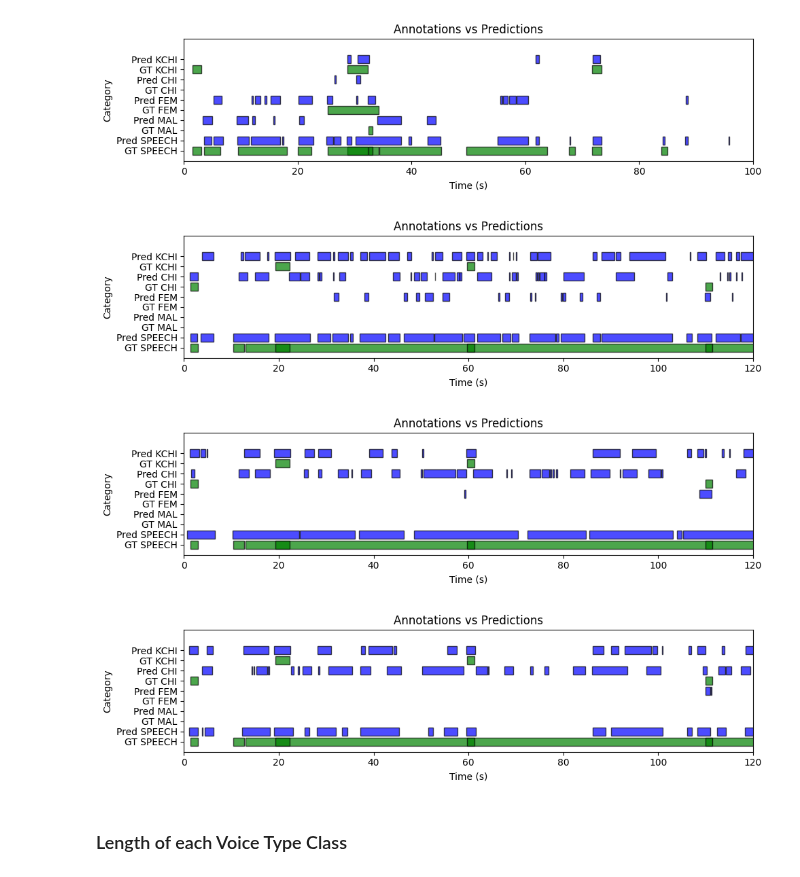
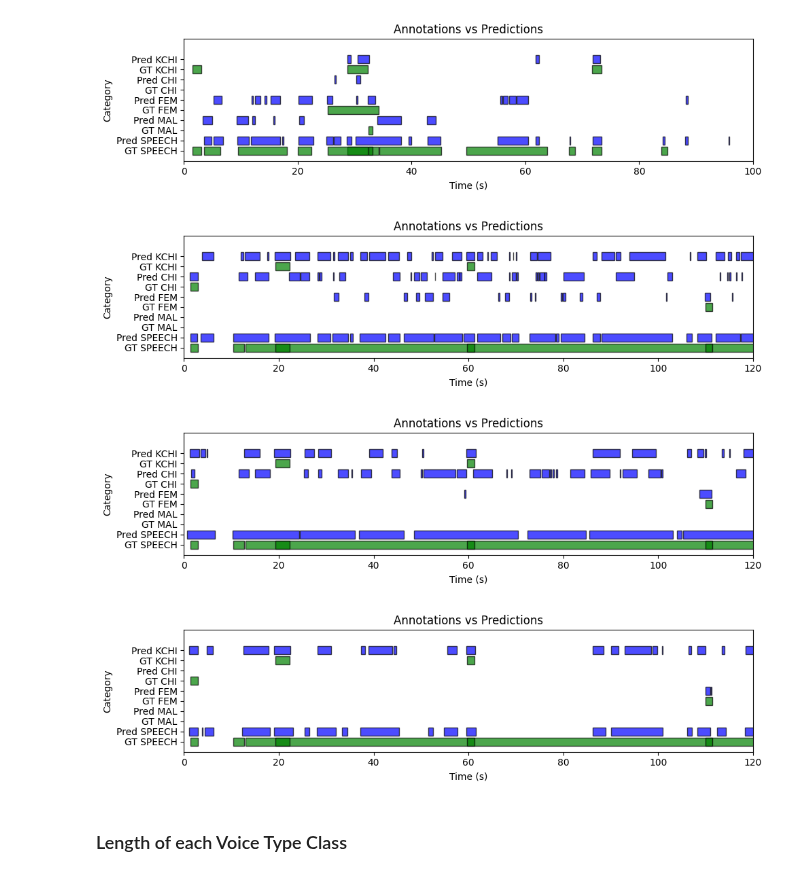
Before and after one commit to neleSuffo/naturalistic-social-analysis, a Jupyter notebook: notebooks/vtc_evaluation.ipynb, the cells around one changed output. Drawn from its saved outputs; the diff is of its cells as text; code cells hidden in the pictures.

```diff
--- a/notebooks/vtc_evaluation.ipynb
+++ b/notebooks/vtc_evaluation.ipynb
@@ -36,6 +36,8 @@ def plot_annotations_vs_predictions(audio_file_name: str, hypothesis_type: str,
         raise ValueError("Invalid hypothesis type. Choose from 'og', 'ft', or 'cl'.")
 
     hypothesis_df = pd.read_pickle(hypothesis_paths[hypothesis_type])
+    # Normalize labels
+    hypothesis_df['Voice_type'] = hypothesis_df['Voice_type'].str.upper()
 
     # Filter relevant audio file
     gt = gt_df[gt_df['audio_file_name'] == audio_file_name]
@@ -224,10 +226,7 @@ def compute_metrics(hypothesis_type: str) -> None:
         print(f"Warning: Error loading UEM file {uem_file_path}: {e}. UEM will be approximated.")
         all_video_uems = {}
 
-    if hypothesis_type == 'cl':
-        voice_types = ['KCHI', 'CHI', 'FEM', 'MAL', 'OVH', 'SPEECH']
-    else:
-        voice_types = ['KCHI', 'CHI', 'FEM', 'MAL', 'SPEECH']
+    voice_types = ['KCHI', 'CHI', 'FEM', 'MAL', 'SPEECH']
     metric_names = ['precision', 'recall', 'f1_score', 'error_rate']
 
     # More compact initialization for class_metrics
@@ -417,17 +416,17 @@ plot_annotations_vs_predictions('410731', "og", [0, 100])
 # %% [output]
 [figure]
 # %%
-plot_annotations_vs_predictions('336244', "og", [0, 120])
+plot_annotations_vs_predictions('336244.MP4', "og", [0, 120])
 # %% [output]
-[figure, old version]
+[figure, new version]
 # %%
-plot_annotations_vs_predictions('336244', "ft", [0, 120])
+plot_annotations_vs_predictions('336244.MP4', "ft", [0, 120])
 # %% [output]
-[figure, old version]
+[figure, new version]
 # %%
-plot_annotations_vs_predictions('336244', "cl", [0, 120])
+plot_annotations_vs_predictions('336244.MP4', "cl", [0, 120])
 # %% [output]
-[figure, old version]
+[figure, new version]
 # %% [markdown]
 ### Length of each Voice Type Class
 # %%
```
Also changed, not shown: parts of 5 cells of this notebook.
